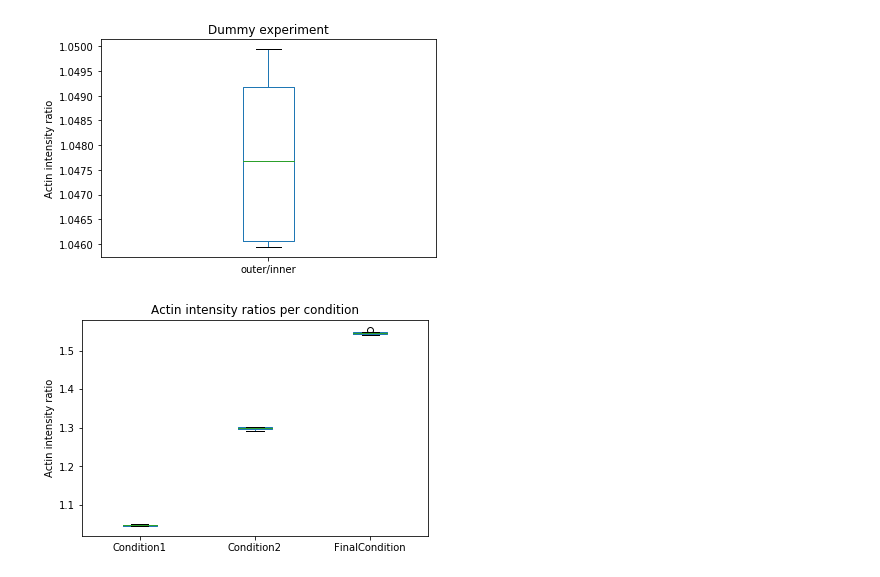
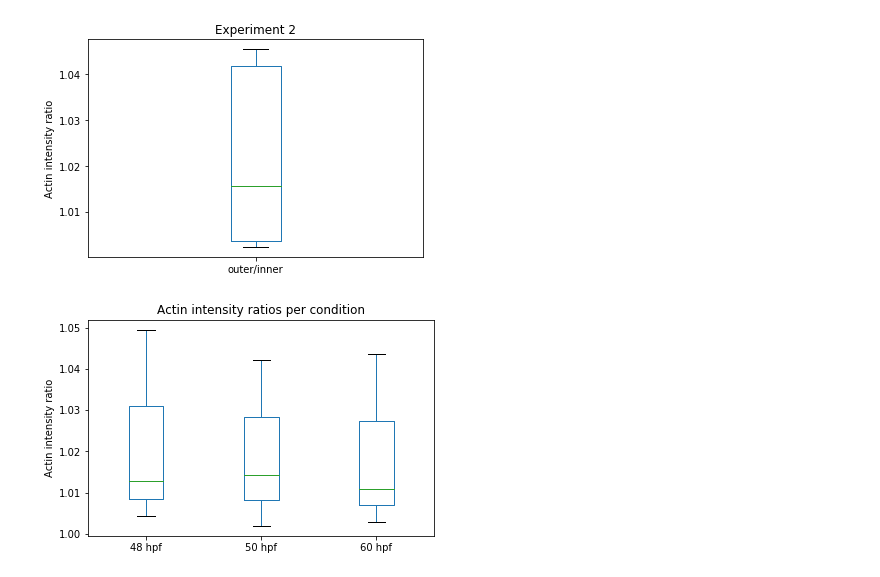
Before and after one commit to dougkelly88/blebbing_analysis, a Jupyter notebook: plotting/Plot Joyce data.ipynb, the cells around one changed output. Cells and saved outputs as stored; diff of their text form; code cells hidden in the pictures.

```diff
--- a/plotting/Plot Joyce data.ipynb
+++ b/plotting/Plot Joyce data.ipynb
@@ -50,28 +53,28 @@ def plot_time_dependence_by_condition(df):
     ax.legend(loc='center left', bbox_to_anchor=(1, 0.5));
 # %%
 # test
-experiment_folder = "D:\\data\\Joyce data test\\Dummy experiment"
+experiment_folder = "D:\\data\\Joyce data test\\Experiment 2"
 df = get_membrane_blebbing_data(experiment_folder, istest=True);
 ax = df.groupby('output_folder').mean().boxplot(column='outer/inner', grid=False)
 ax.set_ylabel("Actin intensity ratio");
 ax.set_title(os.path.basename(experiment_folder));
 # %% [output]
-[figure, old version]
+[figure, new version]
 # %%
 # test2
-experiment_folder = "D:\\data\\Joyce data test\\Dummy experiment 2";
+experiment_folder = "D:\\data\\Joyce data test\\Experiment 2"
 df = get_membrane_blebbing_data(experiment_folder, istest=True);
 #print(df)
 summary = df.groupby('output_folder').mean();
 sub = df.drop_duplicates('output_folder');
 summary['Condition'] = sub.set_index('output_folder')['Condition'];
 ax = summary.boxplot(column='outer/inner', by='Condition', grid=False);
 ax.set_ylabel("Actin intensity ratio");
 ax.set_xlabel('');
 plt.suptitle('')
 ax.set_title("Actin intensity ratios per condition");
 # %% [output]
-[figure, old version]
+[figure, new version]
 # %%
 # test3
 experiment_folder = "D:\\data\\Joyce data test\\Dummy experiment 2"
```
Also changed, not shown: parts of 4 cells of this notebook.
